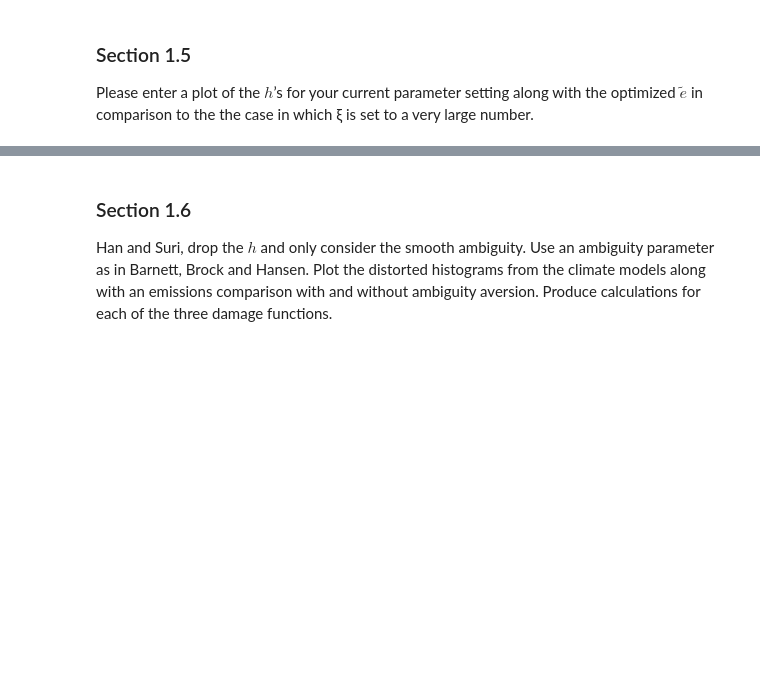
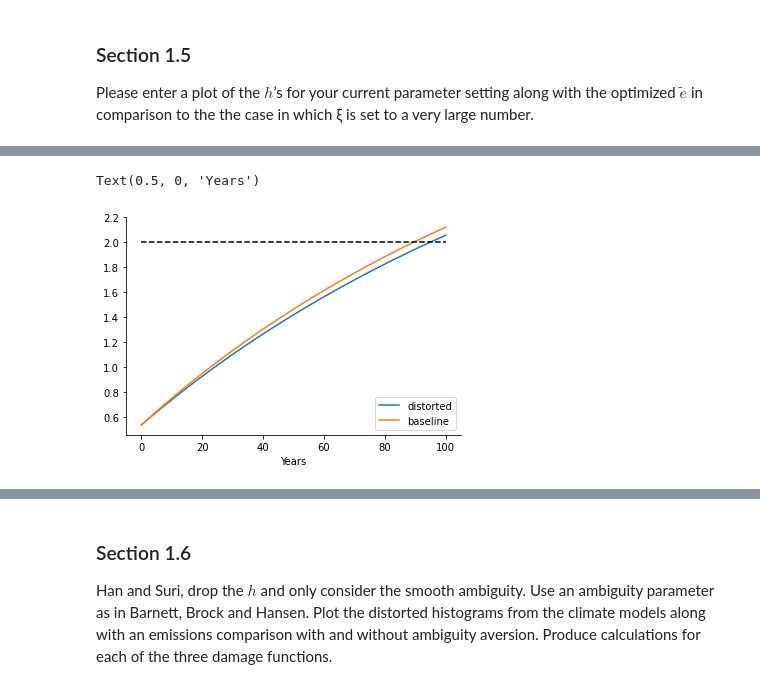
Before and after one commit to lphansen/ClimateUncertaintySpillover, a Jupyter notebook: notebook/experiment_plots.ipynb, the cells around one changed output, grey strips where cells are left out. Saved outputs shown, nothing was run; the diff lists cells and outputs as text; code cells hidden in the pictures; blank space fills up the shorter version.

```diff
--- a/notebook/experiment_plots.ipynb
+++ b/notebook/experiment_plots.ipynb
@@ -93,0 +95,9 @@ fig.savefig('../plots/experiment/figure_1.pdf')
+# %%
+plt.plot(yt_distorted, label='distorted')
+plt.plot(yt_baseline, label='baseline')
+plt.plot(np.ones_like(yt_baseline)*2, color='black', linestyle='dashed')
+plt.legend()
+plt.xlabel('Years')
+# %% [output]
+Text(0.5, 0, 'Years')
+[figure, added]
```
Also changed, not shown: parts of 5 cells of this notebook, 31 other files.
